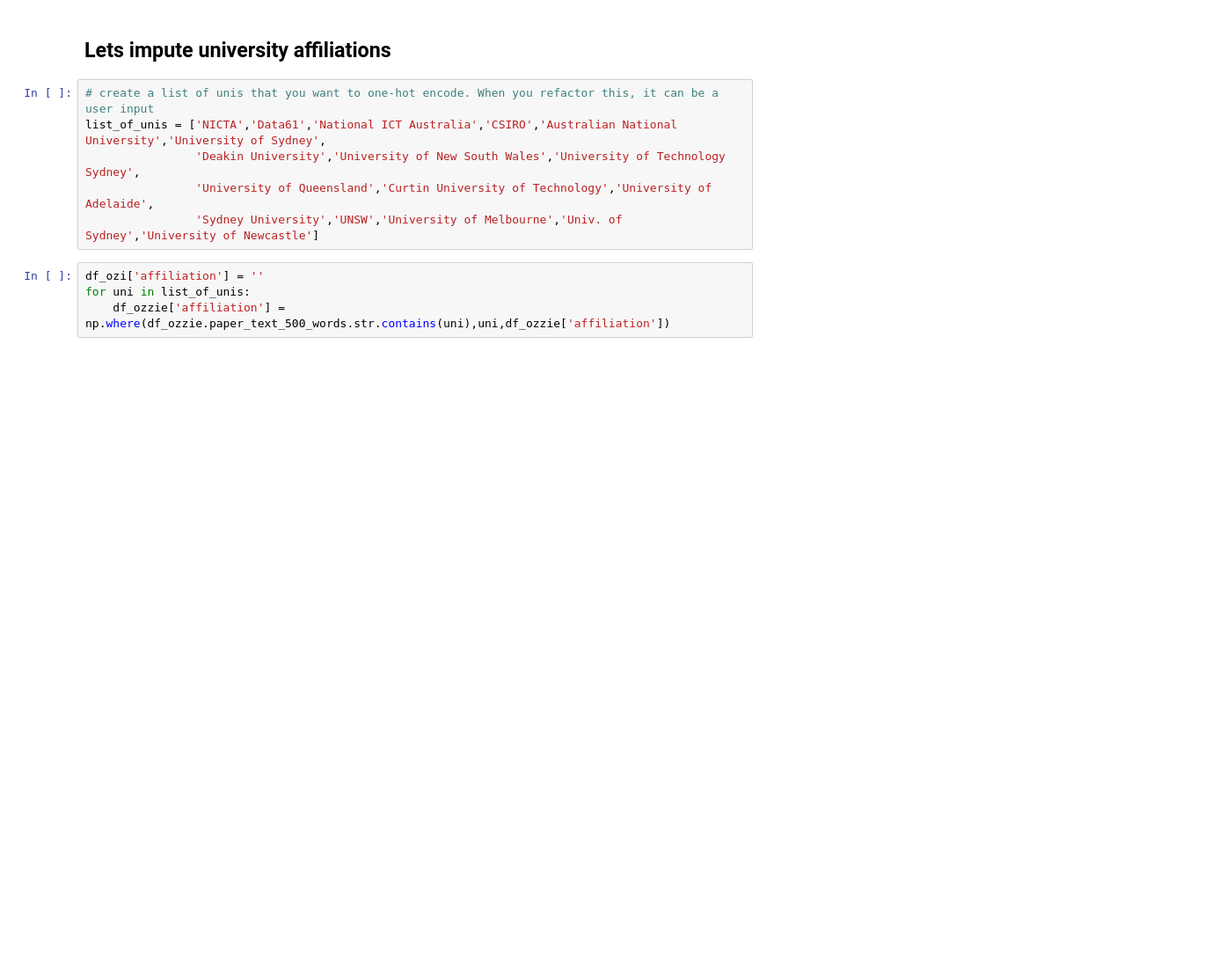
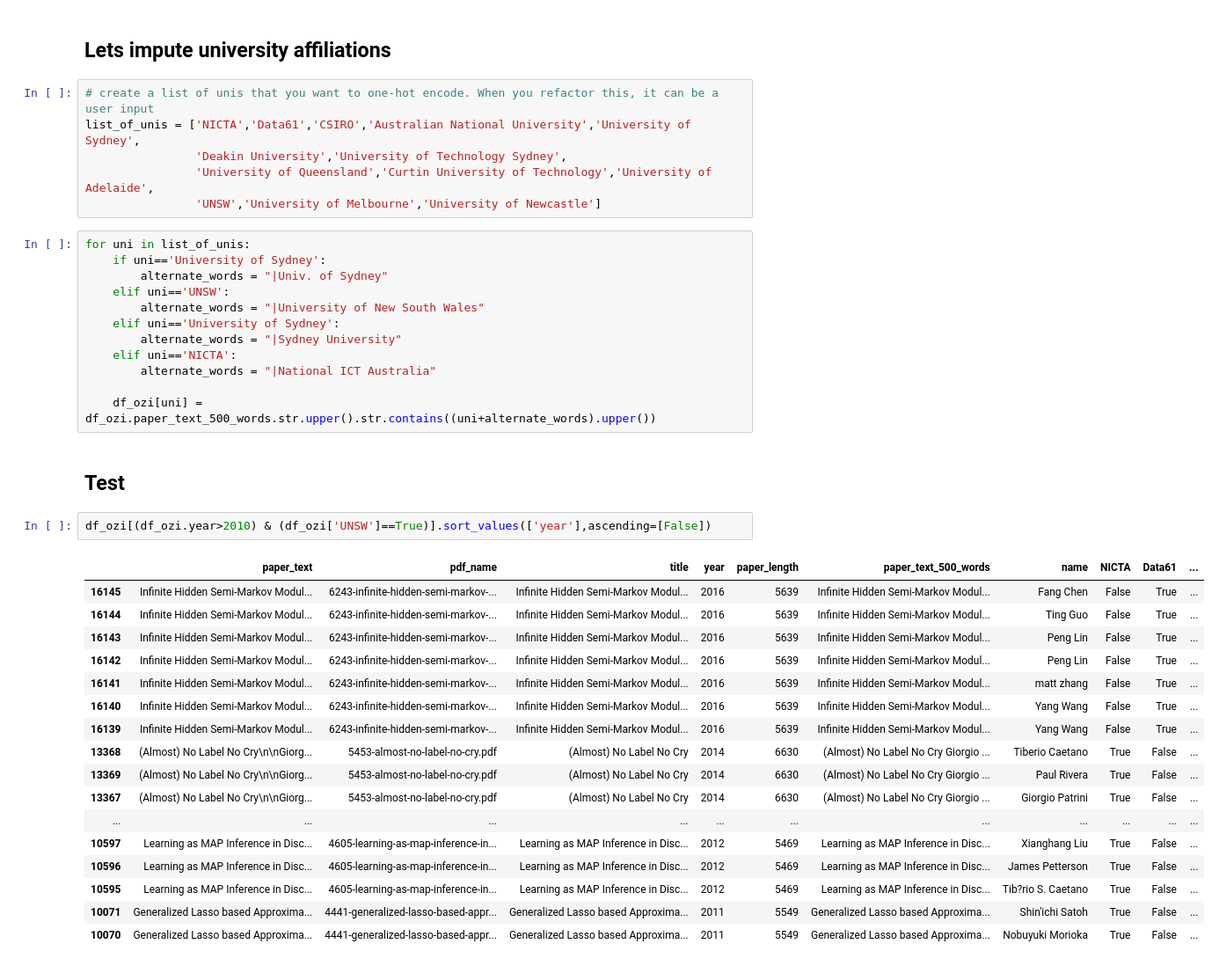
Before and after one commit to vivekbharadwaj/nips_papers_analysis, a Jupyter notebook: NOTEBOOKS/03_nips_au_researcher_scan.ipynb, the cells around one changed output. Shown at 88% size. Cells and saved outputs as stored; diff of their text form; blank space fills up the shorter version.

Commit message:
got affiliations working. need to prep a dataset and start looking into researchers' work

```diff
--- a/NOTEBOOKS/03_nips_au_researcher_scan.ipynb
+++ b/NOTEBOOKS/03_nips_au_researcher_scan.ipynb
@@ -94,14 +94,44 @@ A lot of papers are either 3K or 5.5K words...The density distribution in Austra
 ## Lets impute university affiliations
 # %%
 # create a list of unis that you want to one-hot encode. When you refactor this, it can be a user input
-list_of_unis = ['NICTA','Data61','National ICT Australia','CSIRO','Australian National University','University of Sydney',
-                'Deakin University','University of New South Wales','University of Technology Sydney',
+list_of_unis = ['NICTA','Data61','CSIRO','Australian National University','University of Sydney',
+                'Deakin University','University of Technology Sydney',
                 'University of Queensland','Curtin University of Technology','University of Adelaide',
-                'Sydney University','UNSW','University of Melbourne','Univ. of Sydney','University of Newcastle']
+                'UNSW','University of Melbourne','University of Newcastle']
-# %%
-df_ozi['affiliation'] = ''
-for uni in list_of_unis:
-    df_ozzie['affiliation'] = np.where(df_ozzie.paper_text_500_words.str.contains(uni),uni,df_ozzie['affiliation'])
+# %%
+for uni in list_of_unis:
+    if uni=='University of Sydney':
+        alternate_words = "|Univ. of Sydney"
+    elif uni=='UNSW':
+        alternate_words = "|University of New South Wales"
+    elif uni=='University of Sydney':
+        alternate_words = "|Sydney University"
+    elif uni=='NICTA':
+        alternate_words = "|National ICT Australia"
+
+    df_ozi[uni] = df_ozi.paper_text_500_words.str.upper().str.contains((uni+alternate_words).upper())
+# %% [markdown]
+## Test
+# %%
+df_ozi[(df_ozi.year>2010) & (df_ozi['UNSW']==True)].sort_values(['year'],ascending=[False])
+# %% [output]
+|  | paper_text | pdf_name | title | year | paper_length | paper_text_500_words | name | NICTA | Data61 | ... |
+| 16145 | Infinite Hidden Semi-Markov Modul... | 6243-infinite-hidden-semi-markov-... | Infinite Hidden Semi-Markov Modul... | 2016 | 5639 | Infinite Hidden Semi-Markov Modul... | Fang Chen | False | True | ... |
+| 16144 | Infinite Hidden Semi-Markov Modul... | 6243-infinite-hidden-semi-markov-... | Infinite Hidden Semi-Markov Modul... | 2016 | 5639 | Infinite Hidden Semi-Markov Modul... | Ting Guo | False | True | ... |
+| 16143 | Infinite Hidden Semi-Markov Modul... | 6243-infinite-hidden-semi-markov-... | Infinite Hidden Semi-Markov Modul... | 2016 | 5639 | Infinite Hidden Semi-Markov Modul... | Peng Lin | False | True | ... |
+| 16142 | Infinite Hidden Semi-Markov Modul... | 6243-infinite-hidden-semi-markov-... | Infinite Hidden Semi-Markov Modul... | 2016 | 5639 | Infinite Hidden Semi-Markov Modul... | Peng Lin | False | True | ... |
+| 16141 | Infinite Hidden Semi-Markov Modul... | 6243-infinite-hidden-semi-markov-... | Infinite Hidden Semi-Markov Modul... | 2016 | 5639 | Infinite Hidden Semi-Markov Modul... | matt zhang | False | True | ... |
+| 16140 | Infinite Hidden Semi-Markov Modul... | 6243-infinite-hidden-semi-markov-... | Infinite Hidden Semi-Markov Modul... | 2016 | 5639 | Infinite Hidden Semi-Markov Modul... | Yang Wang | False | True | ... |
+| 16139 | Infinite Hidden Semi-Markov Modul... | 6243-infinite-hidden-semi-markov-... | Infinite Hidden Semi-Markov Modul... | 2016 | 5639 | Infinite Hidden Semi-Markov Modul... | Yang Wang | False | True | ... |
+| 13368 | (Almost) No Label No Cry\n\nGiorg... | 5453-almost-no-label-no-cry.pdf | (Almost) No Label No Cry | 2014 | 6630 | (Almost) No Label No Cry Giorgio ... | Tiberio Caetano | True | False | ... |
+| 13369 | (Almost) No Label No Cry\n\nGiorg... | 5453-almost-no-label-no-cry.pdf | (Almost) No Label No Cry | 2014 | 6630 | (Almost) No Label No Cry Giorgio ... | Paul Rivera | True | False | ... |
+| 13367 | (Almost) No Label No Cry\n\nGiorg... | 5453-almost-no-label-no-cry.pdf | (Almost) No Label No Cry | 2014 | 6630 | (Almost) No Label No Cry Giorgio ... | Giorgio Patrini | True | False | ... |
+| ... | ... | ... | ... | ... | ... | ... | ... | ... | ... | ... |
+| 10597 | Learning as MAP Inference in Disc... | 4605-learning-as-map-inference-in... | Learning as MAP Inference in Disc... | 2012 | 5469 | Learning as MAP Inference in Disc... | Xianghang Liu | True | False | ... |
+| 10596 | Learning as MAP Inference in Disc... | 4605-learning-as-map-inference-in... | Learning as MAP Inference in Disc... | 2012 | 5469 | Learning as MAP Inference in Disc... | James Petterson | True | False | ... |
+| 10595 | Learning as MAP Inference in Disc... | 4605-learning-as-map-inference-in... | Learning as MAP Inference in Disc... | 2012 | 5469 | Learning as MAP Inference in Disc... | Tib?rio S. Caetano | True | False | ... |
+| 10071 | Generalized Lasso based Approxima... | 4441-generalized-lasso-based-appr... | Generalized Lasso based Approxima... | 2011 | 5549 | Generalized Lasso based Approxima... | Shin'ichi Satoh | True | False | ... |
+| 10070 | Generalized Lasso based Approxima... | 4441-generalized-lasso-based-appr... | Generalized Lasso based Approxima... | 2011 | 5549 | Generalized Lasso based Approxima... | Nobuyuki Morioka | True | False | ... |
 # %%
 # a few names of authors since 2010
 print ('{} authors for analysis'.format(df_ozi.loc[df_ozi.year > 2010,'name'].value_counts().shape[0]))
```
Also changed, not shown: parts of 3 cells of this notebook.
